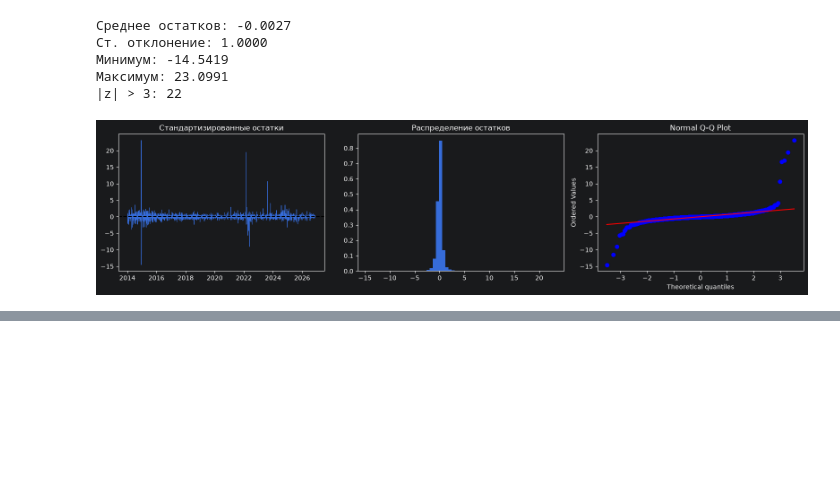
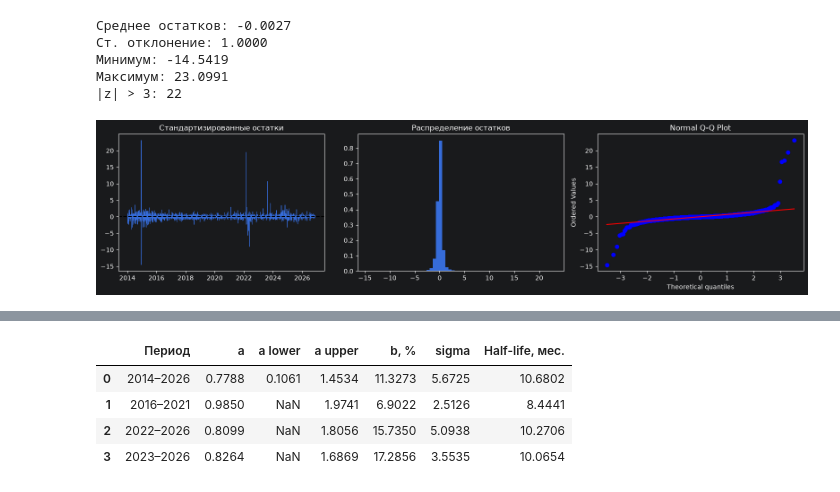
Before and after one commit to blbl-blbl/russian-interest-rate-models, a Jupyter notebook: notebooks/02_vasicek_calibration.ipynb, the cells around one changed output, grey strips where cells are left out. Drawn from its saved outputs; the diff is of its cells as text; code cells hidden in the pictures; blank space fills up the shorter version.

```diff
--- a/notebooks/02_vasicek_calibration.ipynb
+++ b/notebooks/02_vasicek_calibration.ipynb
@@ -470,0 +494,56 @@ plt.show()
+# %%
+periods = {
+    "2014–2026": ("2014-01-01", None),
+    "2016–2021": ("2016-01-01", "2022-01-01"),
+    "2022–2026": ("2022-01-01", None),
+    "2023–2026": ("2023-01-01", None)
+}
+
+results = []
+
+for name, (start, end) in periods.items():
+    subset = ruonia_wide[
+        ruonia_wide["date"] >= start
+    ].copy()
+
+    if end is not None:
+        subset = subset[subset["date"] < end]
+
+    subset = subset.sort_values("date")
+
+    rates = subset["ruonia_pct"].to_numpy()
+
+    r0 = rates[:-1]
+    r1 = rates[1:]
+
+    delta = (
+        subset["date"].diff().dt.days
+        .iloc[1:].to_numpy() / 365
+    )
+
+    if len(delta) < 30 or not np.all(delta > 0):
+        raise ValueError(
+            f"Недостаточно данных или неверные даты: {name}"
+        )
+
+    res = calibrate_profile(r0, r1, delta)
+
+    results.append({
+        "Период": name,
+        "a": res["a"],
+        "a lower": res["a_lower"],
+        "a upper": res["a_upper"],
+        "b, %": res["b"] * 100,
+        "sigma": res["sigma"] * 100,
+        "Half-life, мес.": np.log(2) / res["a"] * 12,
+    })
+
+results_df = pd.DataFrame(results)
+
+display(results_df.round(4))
+# %% [output]
+|  | Период | a | a lower | a upper | b, % | sigma | Half-life, мес. |
+| 0 | 2014–2026 | 0.7788 | 0.1061 | 1.4534 | 11.3273 | 5.6725 | 10.6802 |
+| 1 | 2016–2021 | 0.9850 | NaN | 1.9741 | 6.9022 | 2.5126 | 8.4441 |
+| 2 | 2022–2026 | 0.8099 | NaN | 1.8056 | 15.7350 | 5.0938 | 10.2706 |
+| 3 | 2023–2026 | 0.8264 | NaN | 1.6869 | 17.2856 | 3.5535 | 10.0654 |
```
Also changed, not shown: parts of 4 cells of this notebook.
